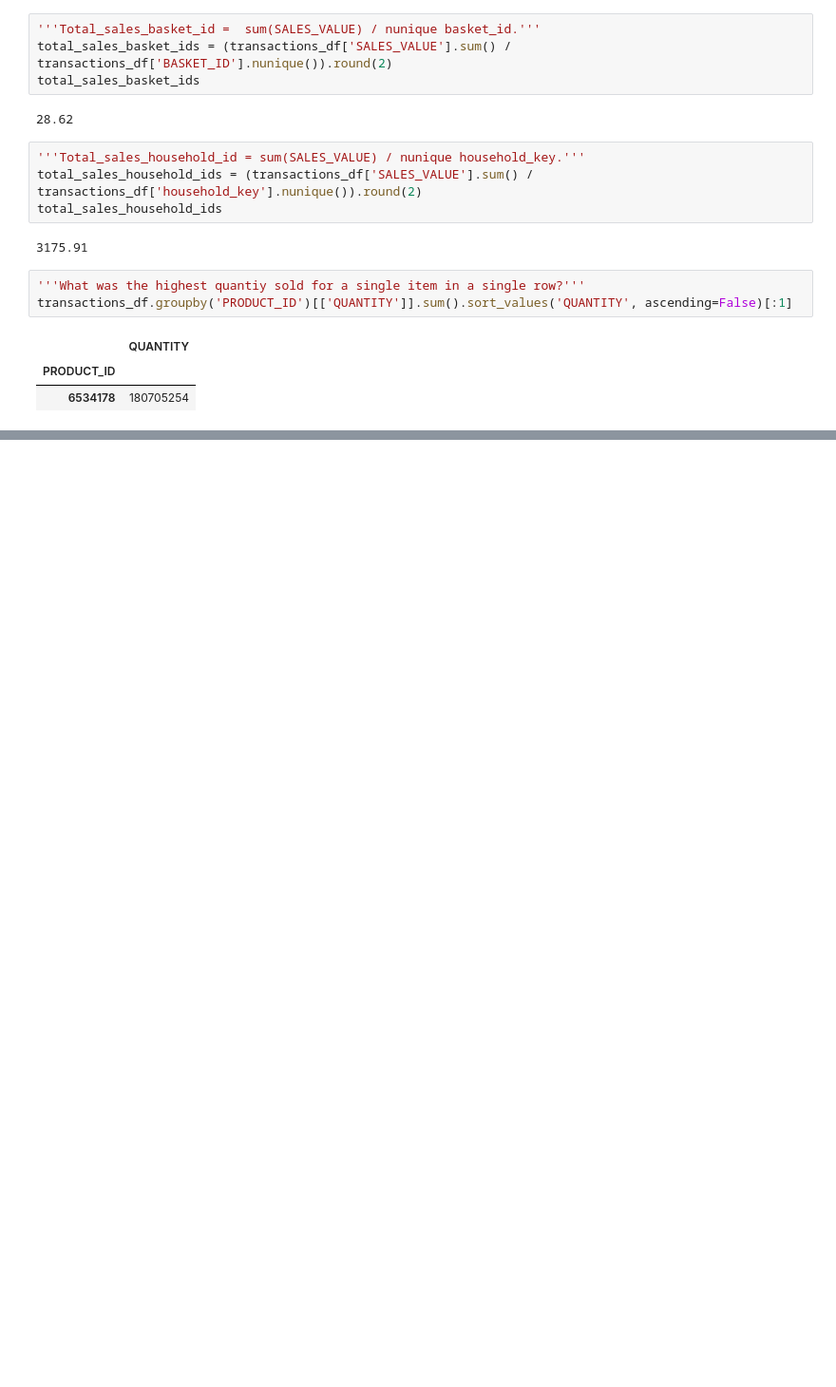
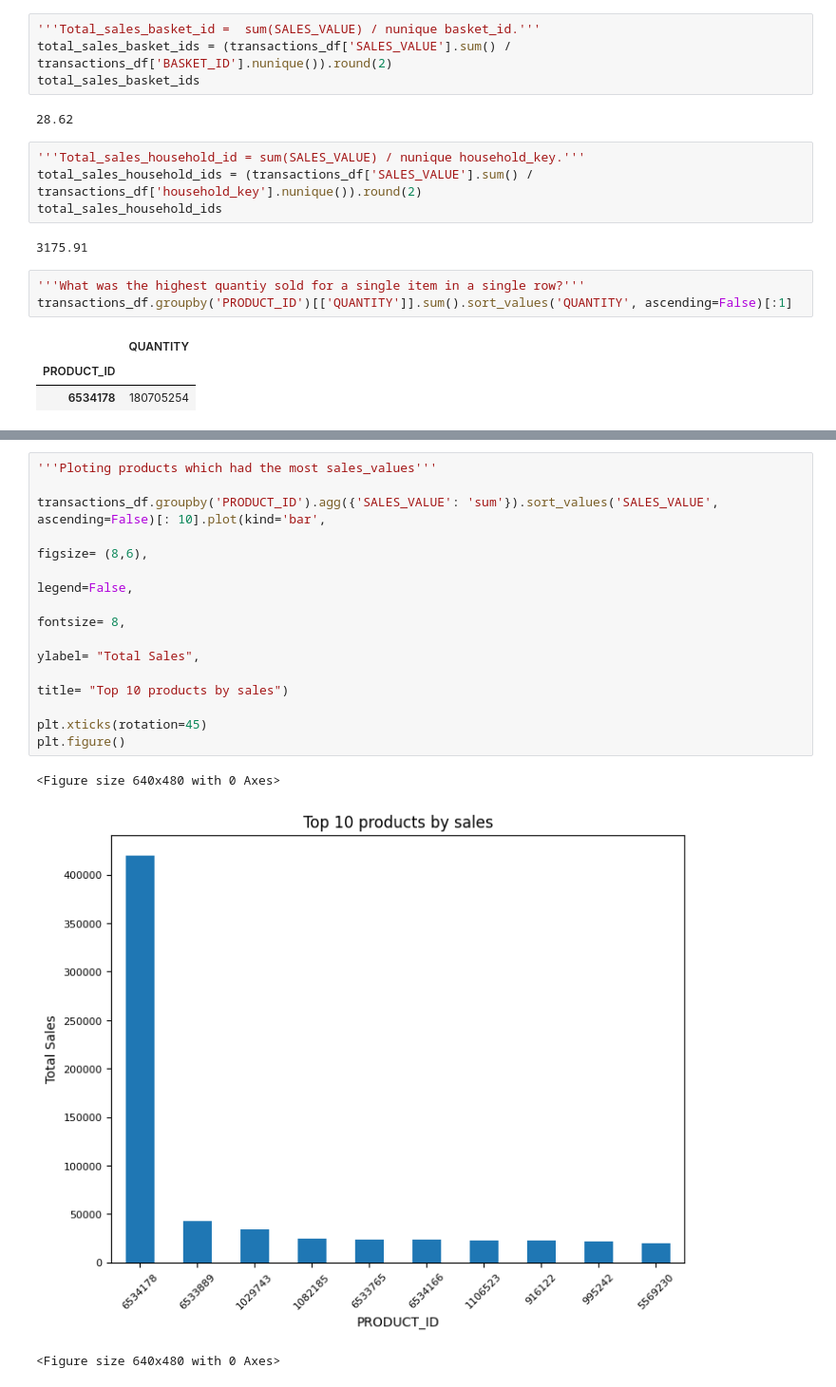
Before and after one commit to Mayar9/Mega_Market, a Jupyter notebook: Acquisition_target_data.ipynb, the cells around one changed output, grey strips where cells are left out. Shown at 95% size. Cells and saved outputs as stored; diff of their text form; blank space fills up the shorter version.

```diff
--- a/Acquisition_target_data.ipynb
+++ b/Acquisition_target_data.ipynb
@@ -267,0 +348,16 @@ transactions_df.groupby('PRODUCT_ID')[['QUANTITY']].sum().sort_values('QUANTITY'
+# %%
+'''Ploting products which had the most sales_values'''
+
+transactions_df.groupby('PRODUCT_ID').agg({'SALES_VALUE': 'sum'}).sort_values('SALES_VALUE', ascending=False)[: 10].plot(kind='bar',
+                                                                                                                         figsize= (8,6),
+                                                                                                                         legend=False,
+                                                                                                                         fontsize= 8,
+                                                                                                                         ylabel= "Total Sales",
+                                                                                                                         title= "Top 10 products by sales")
+
+plt.xticks(rotation=45)
+plt.figure()
+# %% [output]
+<Figure size 640x480 with 0 Axes>
+[figure, added]
+<Figure size 640x480 with 0 Axes>
```
Also changed, not shown: parts of 12 cells of this notebook.
